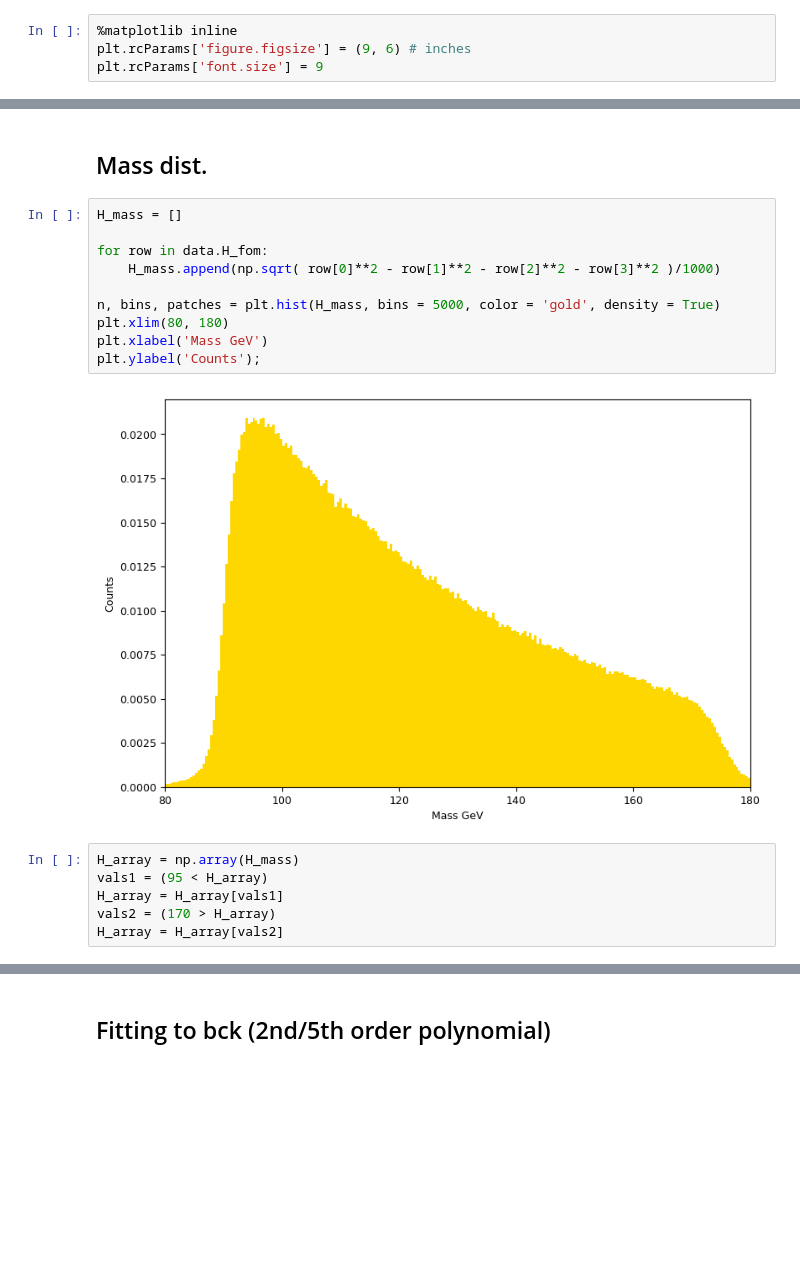
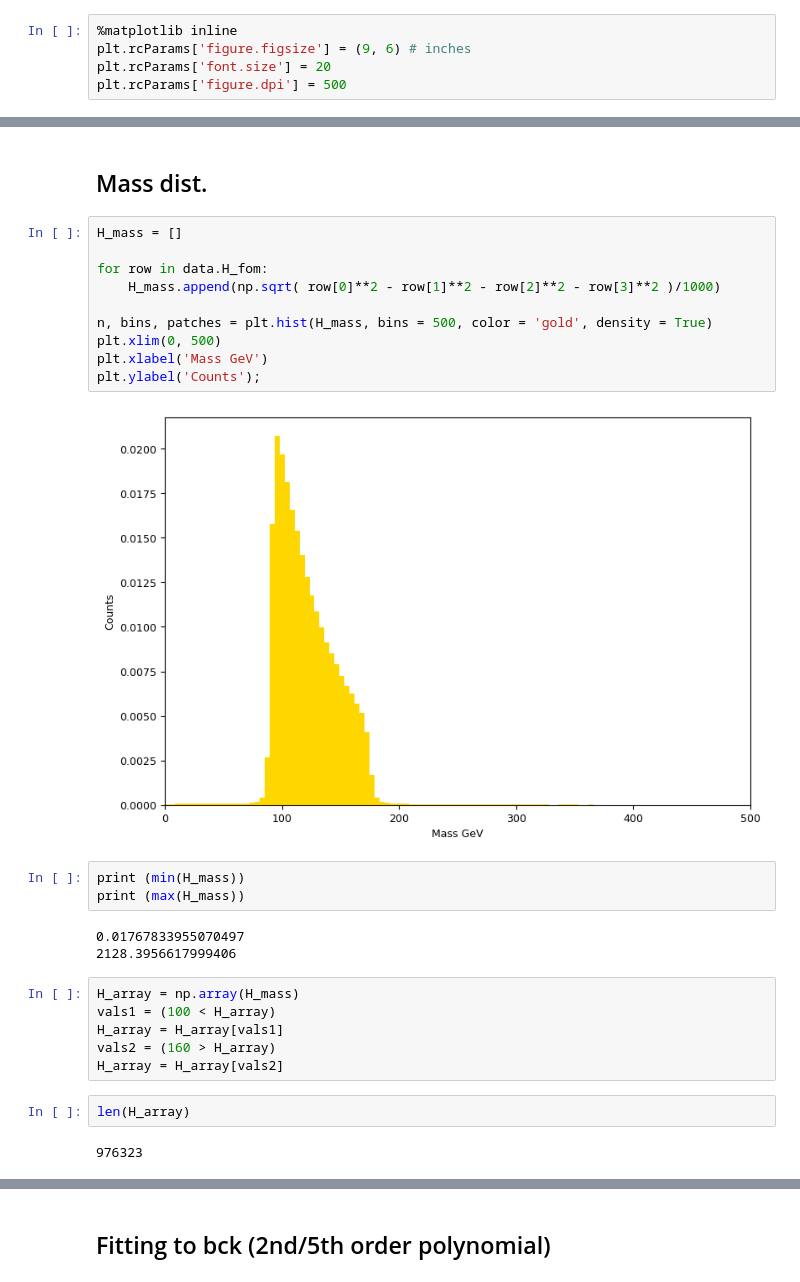
Before and after one commit to dgeorgescu1/Higgs-to-single-top-ATLAS, a Jupyter notebook: yyjets.ipynb, the cells around one changed output, grey strips where cells are left out. Drawn from its saved outputs; the diff is of its cells as text; blank space fills up the shorter version.

```diff
--- a/yyjets.ipynb
+++ b/yyjets.ipynb
@@ -9,7 +9,8 @@ from scipy import integrate
 # %%
 %matplotlib inline
 plt.rcParams['figure.figsize'] = (9, 6) # inches
-plt.rcParams['font.size'] = 9
+plt.rcParams['font.size'] = 20
+plt.rcParams['figure.dpi'] = 500
 # %%
 columns = ['y1_pt', 'y1_eta', 'y1_phi', 'y1_E', 'y2_pt', 'y2_eta', 'y2_phi', 'y2_E', 'Njets']
 for i in range (1,39):
@@ -120,19 +139,29 @@ data = data.assign(H_fom = data.y1_fom + data.y2_fom)
 # %%
 H_mass = []
 
 for row in data.H_fom:
     H_mass.append(np.sqrt( row[0]**2 - row[1]**2 - row[2]**2 - row[3]**2 )/1000)
 
-n, bins, patches = plt.hist(H_mass, bins = 5000, color = 'gold', density = True)
-plt.xlim(80, 180)
+n, bins, patches = plt.hist(H_mass, bins = 500, color = 'gold', density = True)
+plt.xlim(0, 500)
 plt.xlabel('Mass GeV')
 plt.ylabel('Counts');
 # %% [output]
-[figure, old version]
+[figure, new version]
+# %%
+print (min(H_mass))
+print (max(H_mass))
+# %% [output]
+0.01767833955070497
+2128.3956617999406
 # %%
 H_array = np.array(H_mass)
-vals1 = (95 < H_array)
+vals1 = (100 < H_array)
 H_array = H_array[vals1]
-vals2 = (170 > H_array)
+vals2 = (160 > H_array)
 H_array = H_array[vals2]
+# %%
+len(H_array)
+# %% [output]
+976323
 # %%
```
Also changed, not shown: parts of 32 cells of this notebook, 7 other files.
